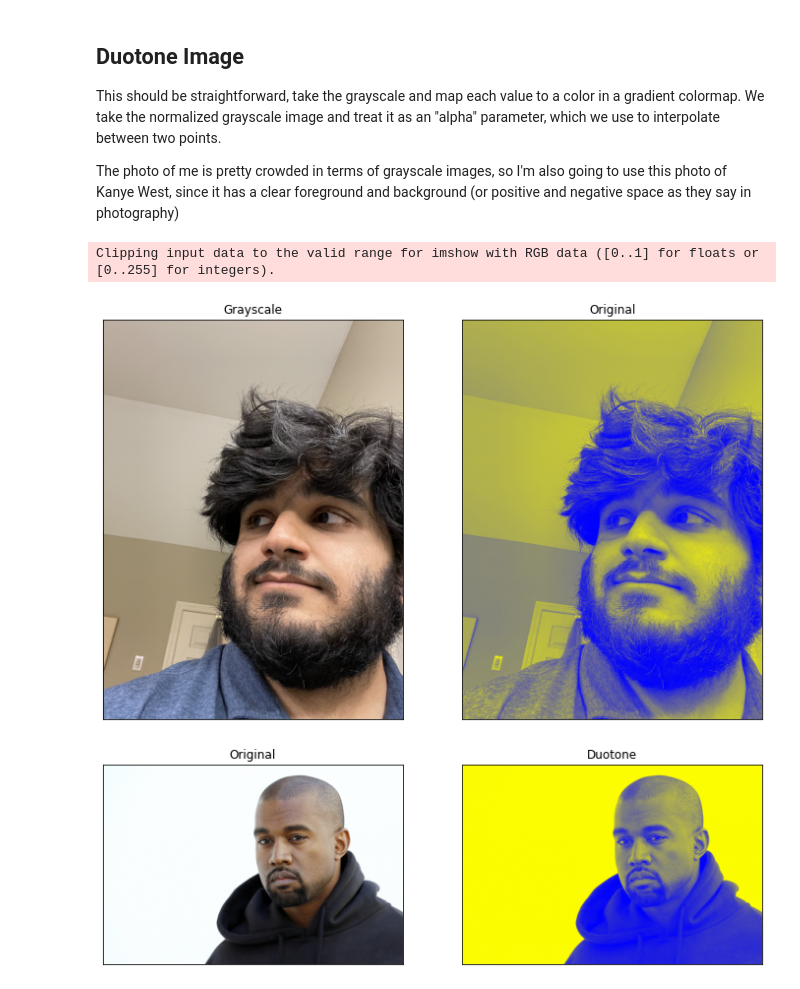
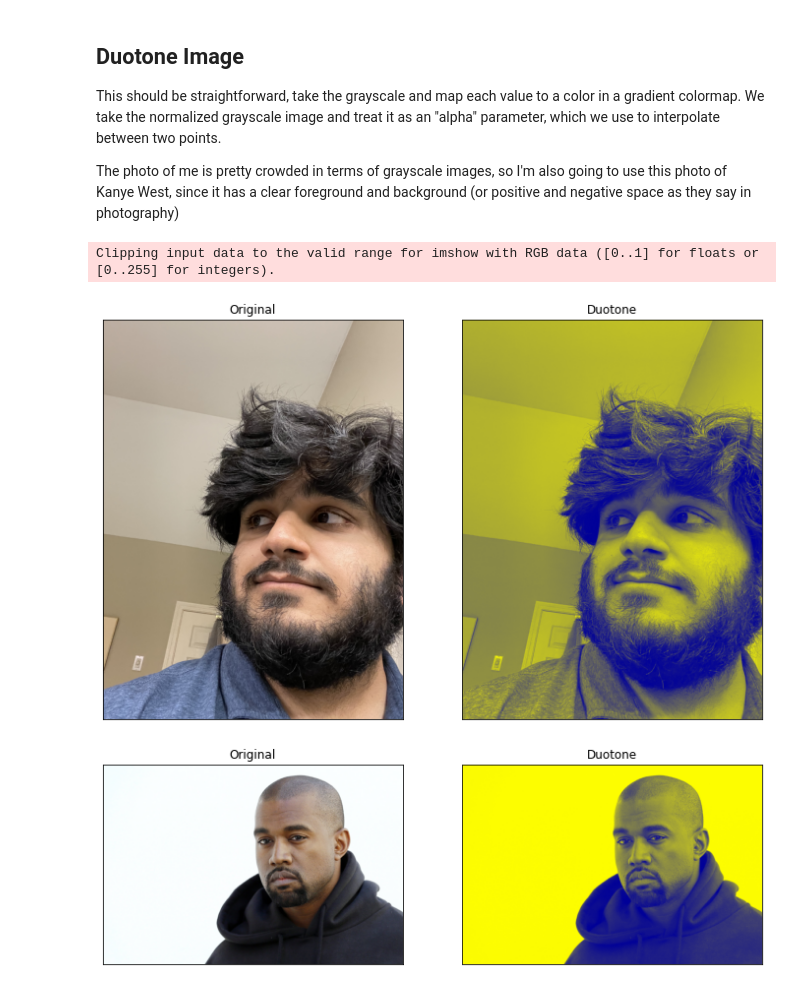
Before and after one commit to andydevs/andys-notebook, a Jupyter notebook: image-effects.ipynb, the cells around one changed output. Cells and saved outputs as stored; diff of their text form; code cells hidden in the pictures.

```diff
--- a/image-effects.ipynb
+++ b/image-effects.ipynb
@@ -174,37 +174,37 @@ The photo of me is pretty crowded in terms of grayscale images, so I'm also goin
 # %%
 # Duotone colors
 colors = np.array([
-    [[[ 0, 0, 1, 1 ]]],
-    [[[ 1, 1, 0, 1 ]]]
+    [[[ 0, 0, 0.6, 1 ]]],
+    [[[ 1, 1, 0,   1 ]]]
 ])
 
 # Duotone my image
 alpha_me = np.expand_dims(normalize(np.sum(photo, axis=2)), axis=2)
 duotone_me = colors[0] * (1 - alpha_me) + colors[1] * alpha_me;
 
 # Run same algorithm for kanye
 original_ye = img.imread('data/kanye.jpeg');
 alpha_ye = np.expand_dims(normalize(np.sum(original_ye, axis=2)), axis=2)
 duotone_ye = colors[0] * (1 - alpha_ye) + colors[1] * alpha_ye;
 
 plt.figure()
 plt.subplot(1,2,1)
 plt.imshow(photo)
-plt.title('Grayscale')
+plt.title('Original')
 plt.subplot(1,2,2)
 plt.imshow(duotone_me)
-plt.title('Original')
+plt.title('Duotone')
 plt.show();
 
 plt.figure()
 plt.subplot(1,2,1)
 plt.imshow(original_ye)
 plt.title('Original')
 plt.subplot(1,2,2)
 plt.imshow(duotone_ye)
 plt.title('Duotone')
 plt.show();
 # %% [output]
 Clipping input data to the valid range for imshow with RGB data ([0..1] for floats or [0..255] for integers).
-[figure, old version]
+[figure, new version]
-[figure, old version]
+[figure, new version]
```
Also changed, not shown: parts of 2 cells of this notebook, 4 other files.
